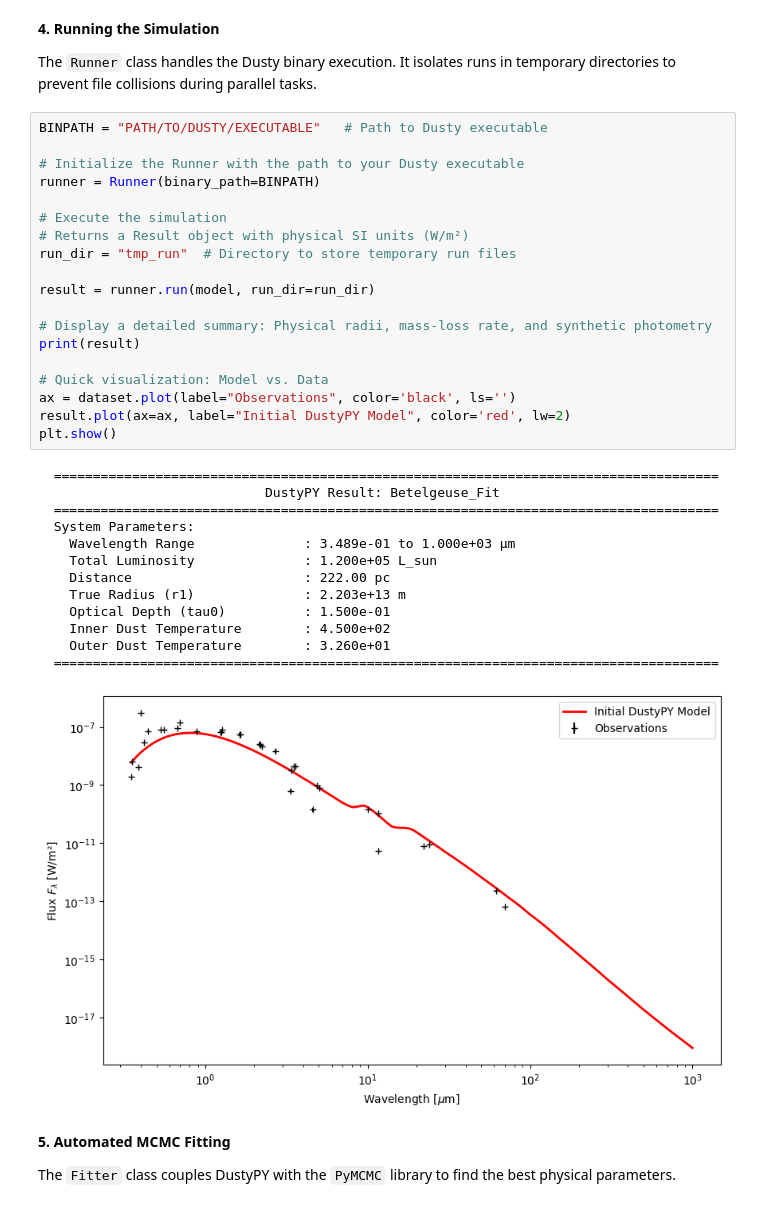
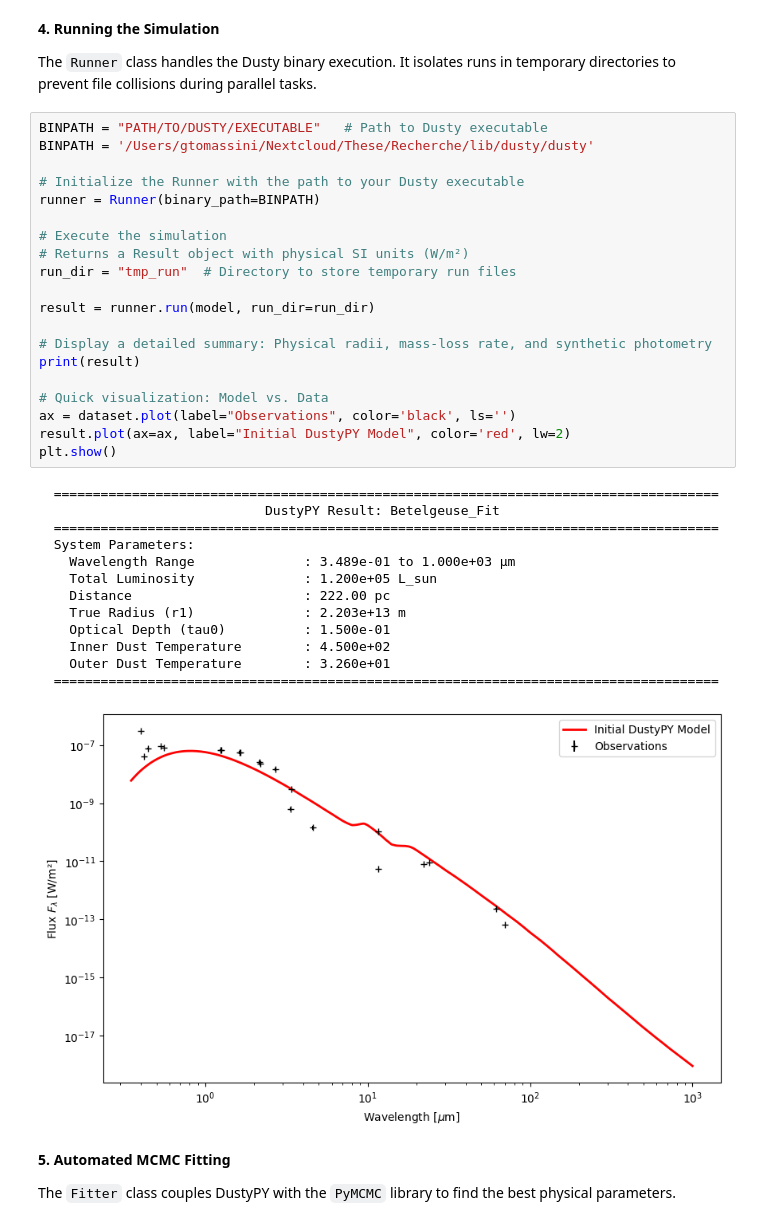
Before and after one commit to gtomass/DustyPY, a Jupyter notebook: notebook/tutorial.ipynb, the cells around one changed output. Saved outputs shown, nothing was run; the diff lists cells and outputs as text.

```diff
--- a/notebook/tutorial.ipynb
+++ b/notebook/tutorial.ipynb
@@ -85,37 +85,38 @@ plt.show()
 The `Runner` class handles the Dusty binary execution. It isolates runs in temporary directories to prevent file collisions during parallel tasks.
 # %%
 BINPATH = "PATH/TO/DUSTY/EXECUTABLE"   # Path to Dusty executable
+BINPATH = '/Users/gtomassini/Nextcloud/These/Recherche/lib/dusty/dusty'
 
 # Initialize the Runner with the path to your Dusty executable
 runner = Runner(binary_path=BINPATH)
 
 # Execute the simulation
 # Returns a Result object with physical SI units (W/m²)
 run_dir = "tmp_run"  # Directory to store temporary run files
 
 result = runner.run(model, run_dir=run_dir)
 
 # Display a detailed summary: Physical radii, mass-loss rate, and synthetic photometry
 print(result)
 
 # Quick visualization: Model vs. Data
 ax = dataset.plot(label="Observations", color='black', ls='')
 result.plot(ax=ax, label="Initial DustyPY Model", color='red', lw=2)
 plt.show()
 # %% [output]
   =====================================================================================
                              DustyPY Result: Betelgeuse_Fit
   =====================================================================================
   System Parameters:
     Wavelength Range              : 3.489e-01 to 1.000e+03 μm
     Total Luminosity              : 1.200e+05 L_sun
     Distance                      : 222.00 pc
     True Radius (r1)              : 2.203e+13 m
     Optical Depth (tau0)          : 1.500e-01
     Inner Dust Temperature        : 4.500e+02
     Outer Dust Temperature        : 3.260e+01
   =====================================================================================
-[figure, old version]
+[figure, new version]
 # %% [markdown]
 **5. Automated MCMC Fitting**
 
```
Also changed, not shown: parts of 9 cells of this notebook.
